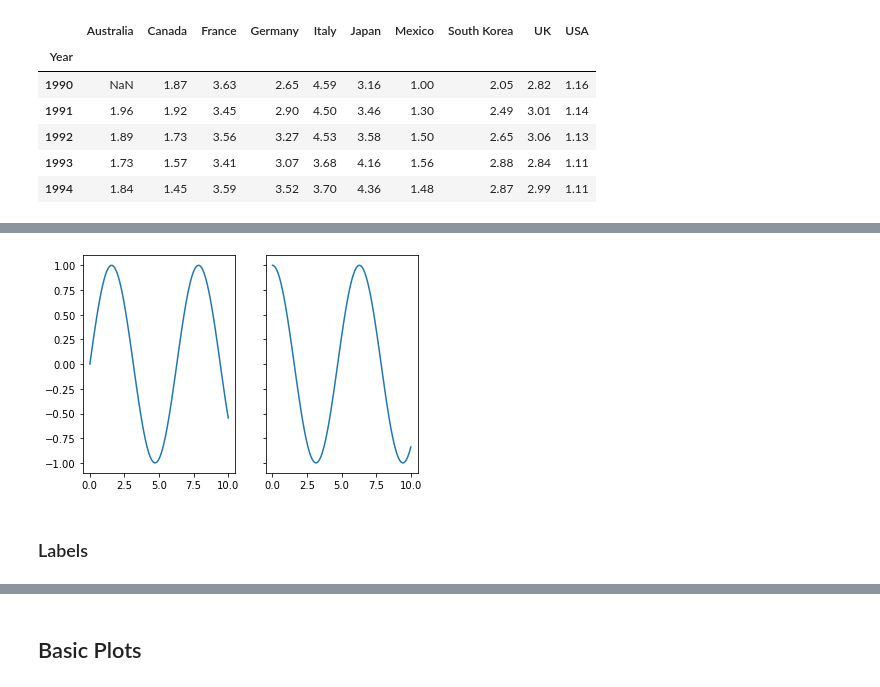
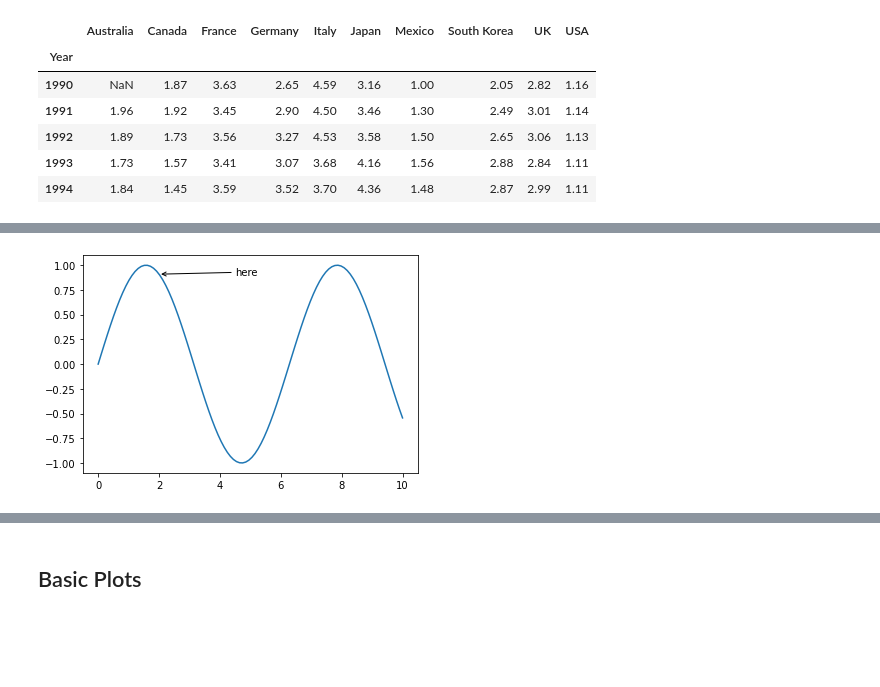
Before and after one commit to jonathanhild/notebooks, a Jupyter notebook: matplotlib.ipynb, the cells around one changed output, grey strips where cells are left out. Saved outputs shown, nothing was run; the diff lists cells and outputs as text; code cells hidden in the pictures; blank space fills up the shorter version.

Commit message:
update section Creating a Plot

```diff
--- a/matplotlib.ipynb
+++ b/matplotlib.ipynb
@@ -85,9 +129,10 @@ plt.show()
 # %%
-fig, (ax1, ax2) = plt.subplots(nrows=1, ncols=2, sharey=True)
-ax1.plot(np.linspace(0, 10, 100), np.sin(np.linspace(0, 10, 100)))
-ax2.plot(np.linspace(0, 10, 100), np.cos(np.linspace(0, 10, 100)))
+fig, ax = plt.subplots()
+ax.plot(np.linspace(0, 10, 100), np.sin(np.linspace(0, 10, 100)))
+ax.annotate(s='here',
+            xy=(2,np.sin(2)),
+            xytext=(4.5,.9),
+            arrowprops=dict(arrowstyle='->'))
 plt.show()
 # %% [output]
-[figure, old version]
+[figure, new version]
-# %% [markdown]
-### Labels
```
Also changed, not shown: parts of 20 cells of this notebook.
